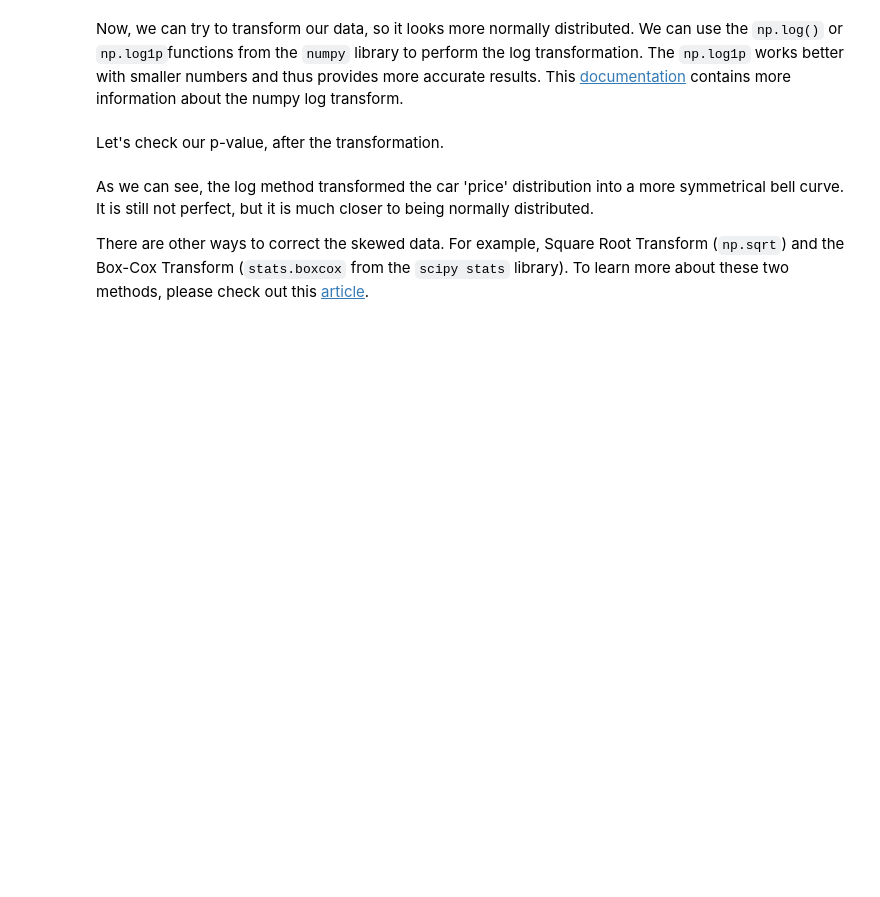
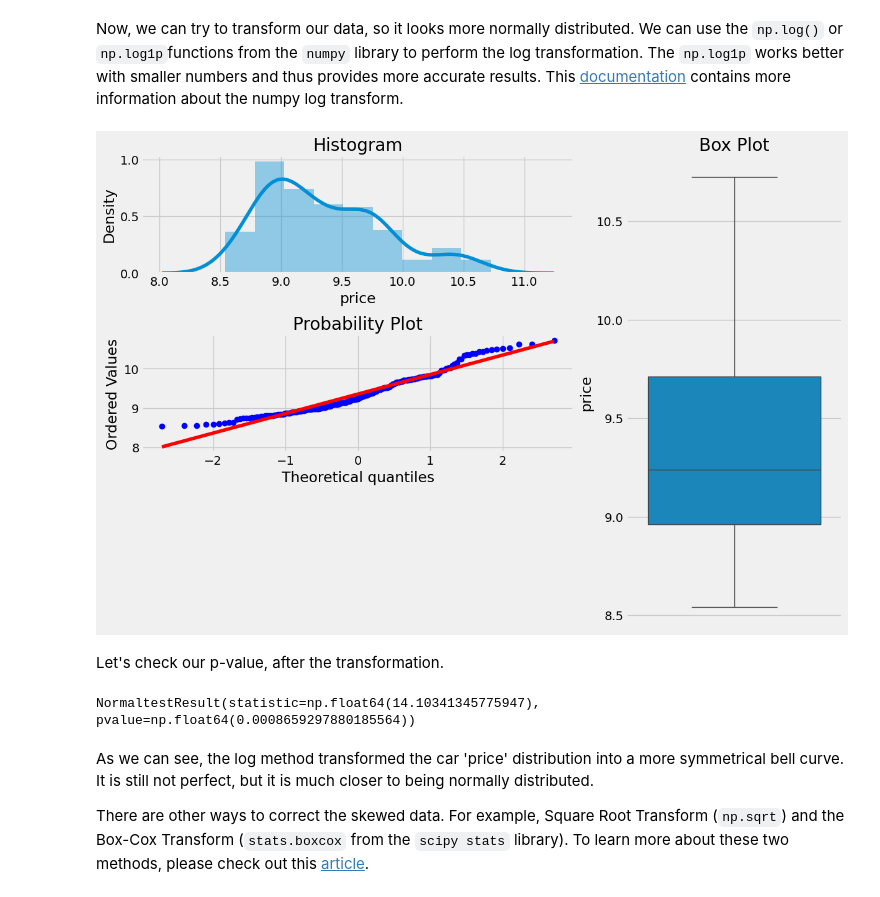
Before and after one commit to JosephChomboM/IBM, a Jupyter notebook: Course 2/3. linear regression.ipynb, the cells around one changed output. Drawn from its saved outputs; the diff is of its cells as text; code cells hidden in the pictures; blank space fills up the shorter version.

```diff
--- a/Course 2/3. linear regression.ipynb
+++ b/Course 2/3. linear regression.ipynb
@@ -504,7 +510,7 @@ Next, we will perform the log transformation to correct our target variable and
 
 But first, we will save our data that we have changed so far, in the 'previous_data' frame.
 # %%
-previous_data = data.copy()
+previous_data = df.copy()
 # %% [markdown]
 ### Log Transformation
 # %% [markdown]
@@ -516,12 +524,16 @@ As we can see, the p-value is very small, so it is not normally distributed.
 # %% [markdown]
 Now, we can try to transform our data, so it looks more normally distributed. We can use the `np.log()` or `np.log1p`functions from the `numpy` library to perform the log transformation. The `np.log1p` works better with smaller numbers and thus provides more accurate results. This [documentation](https://numpy.org/doc/stable/reference/generated/numpy.log.html) contains more information about the numpy log transform.
 # %%
-data['price'] = np.log(data['price'])
-plotting_3_chart(data, 'price')
+df['price'] = np.log(previous_data['price'])
+plotting_3_chart(df, 'price')
+# %% [output]
+[figure, added]
 # %% [markdown]
 Let's check our p-value, after the transformation.
 # %%
-normaltest(data.price.values)
+normaltest(df.price.values)
+# %% [output]
+NormaltestResult(statistic=np.float64(14.10341345775947), pvalue=np.float64(0.0008659297880185564))
 # %% [markdown]
 As we can see, the log method transformed the car 'price' distribution into a more symmetrical bell curve. It is still not perfect, but it is much closer to being normally distributed.
 
```
Also changed, not shown: parts of 26 cells of this notebook.
